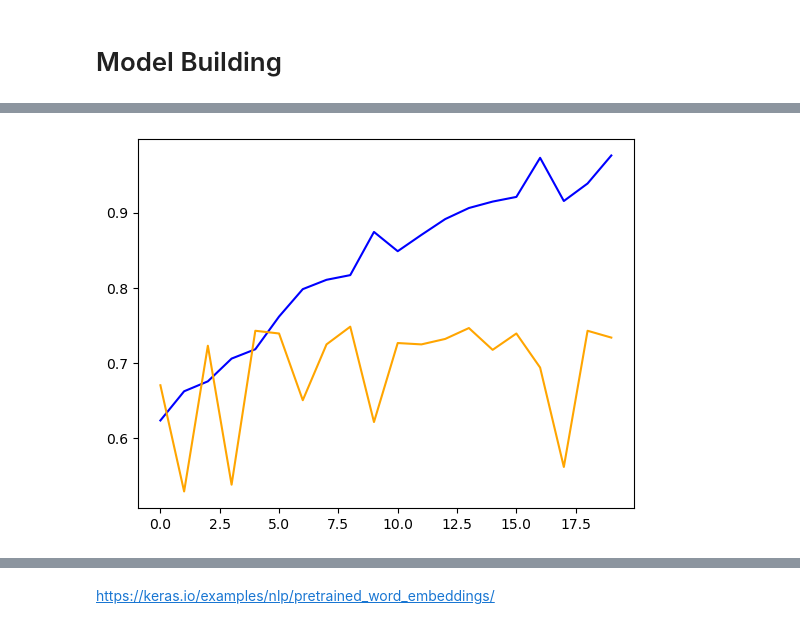
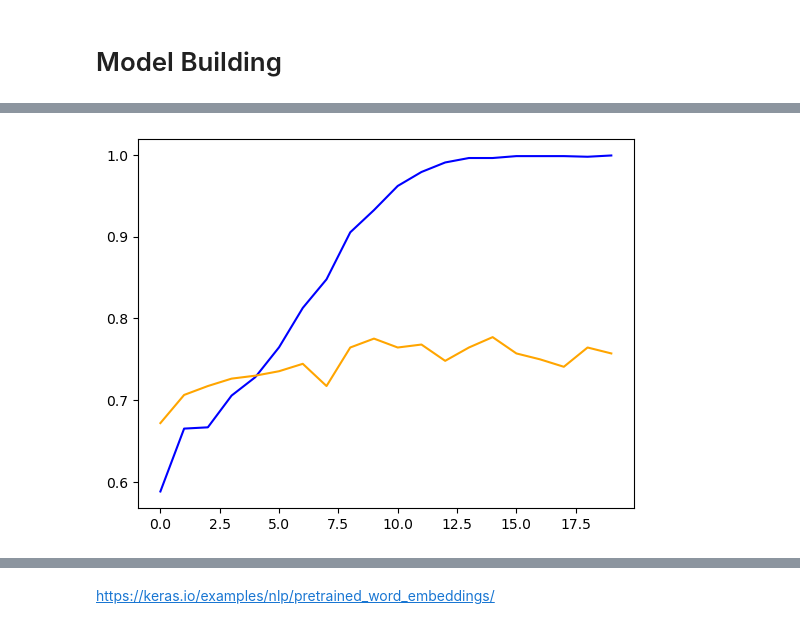
Before and after one commit to iremond/Progetto_HLT, a Jupyter notebook: subtaskA/NeuralNetwork.ipynb, the cells around one changed output, grey strips where cells are left out. Drawn from its saved outputs; the diff is of its cells as text; code cells hidden in the pictures.

```diff
--- a/subtaskA/NeuralNetwork.ipynb
+++ b/subtaskA/NeuralNetwork.ipynb
@@ -178,5 +213,5 @@ Now, let's prepare a corresponding embedding matrix that we can use in a Keras E
 # %%
-num_tokens = len(voc) + 2
+num_tokens = len(vocabulary) + 2
 embedding_dim = 128
 hits = 0
 misses = 0
@@ -215,12 +259,6 @@ from keras import Input, Model
 # %%
-int_sequences_input = Input(shape=(None,), dtype="int64")
-embedded_sequences = embedding_layer(int_sequences_input)
-x = Conv1D(128, 5, activation="relu")(embedded_sequences)
-x = MaxPooling1D(5)(x)
-x = Conv1D(128, 5, activation="relu")(x)
-x = GlobalMaxPooling1D()(x)
-x = Dense(128, activation="relu")(x)
-x = Dropout(0.01)(x)
+x = LSTM(128)(embedded_sequences)
+x = Dense(64, activation="relu")(x)
 preds = Dense(2, activation="softmax")(x)
 model = Model(int_sequences_input, preds)
 model.summary()
@@ -245,13 +285,13 @@ _________________________________________________________________
 # %%
 #plot_model(model, show_shapes=True)
 # %%
-x_train = vectorizer(np.array([[s] for s in train_samples])).numpy()
-x_val = vectorizer(np.array([[s] for s in val_samples])).numpy()
+x_train = vectorizer(np.array([[s] for s in X_train])).numpy()
+x_val = vectorizer(np.array([[s] for s in X_val])).numpy()
 
-y_train = np.array(train_labels)
-y_val = np.array(val_labels)
+y_train = np.array(y_train)
+y_val = np.array(y_val)
 # %%
-model.compile(loss="sparse_categorical_crossentropy", optimizer="rmsprop", metrics=["acc"])
+model.compile(loss='sparse_categorical_crossentropy', optimizer='adam', metrics=['accuracy'])
 model.fit(x_train, y_train, batch_size=128, epochs=20, validation_data=(x_val, y_val))
 # %% [output]
 Epoch 1/20
@@ -283,9 +325,9 @@ dict_keys(['loss', 'acc', 'val_loss', 'val_acc'])
 # %%
-plt.plot(history.history['acc'], color='blue')
-plt.plot(history.history['val_acc'], color='orange')
+plt.plot(history.history['accuracy'], color='blue')
+plt.plot(history.history['val_accuracy'], color='orange')
 plt.show()
 # %% [output]
-[figure, old version]
+[figure, new version]
 # %%
 plt.plot(history.history['loss'], color='blue')
 plt.plot(history.history['val_loss'], color='orange')
```
Also changed, not shown: parts of 29 cells of this notebook.
